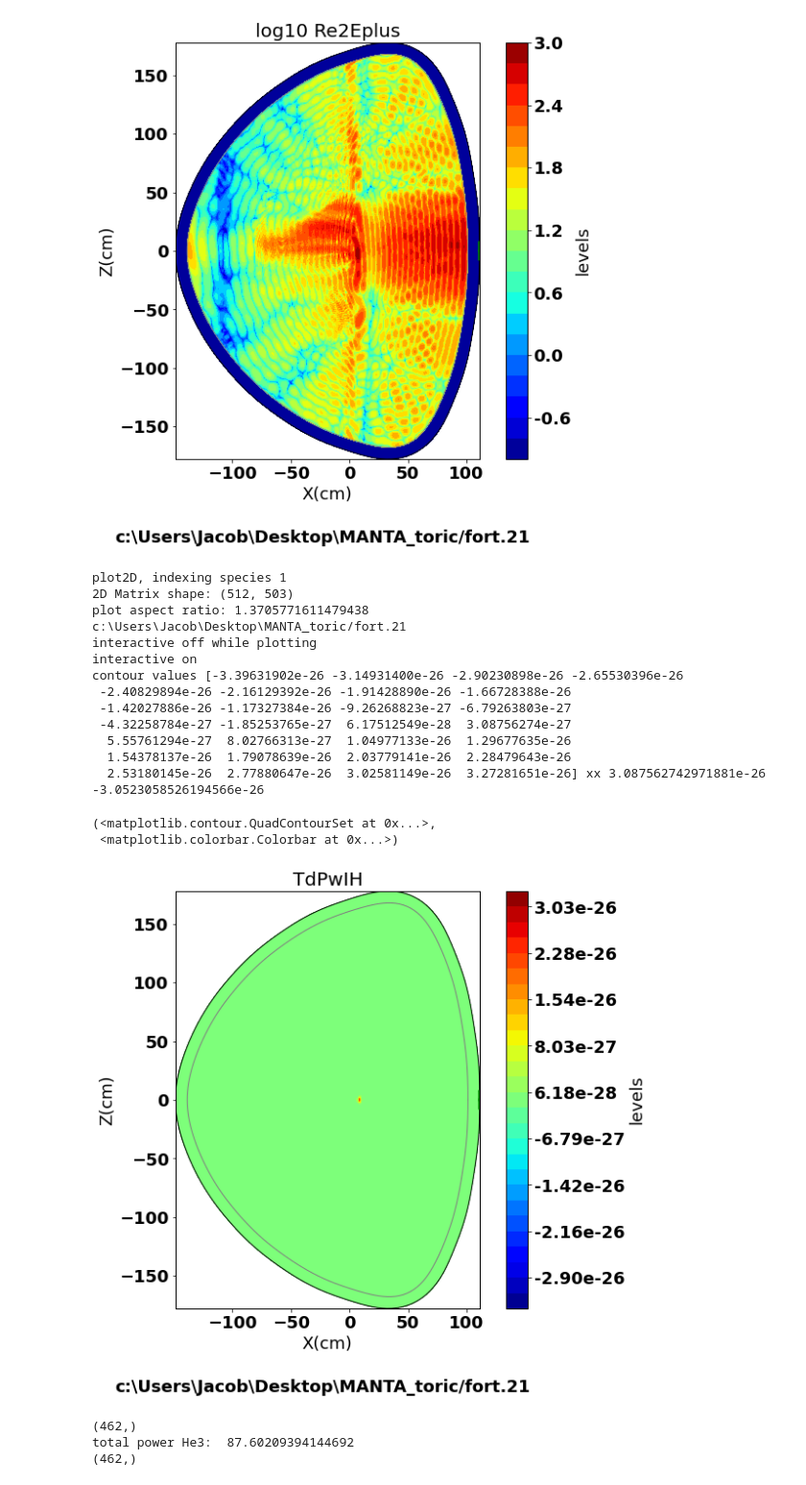
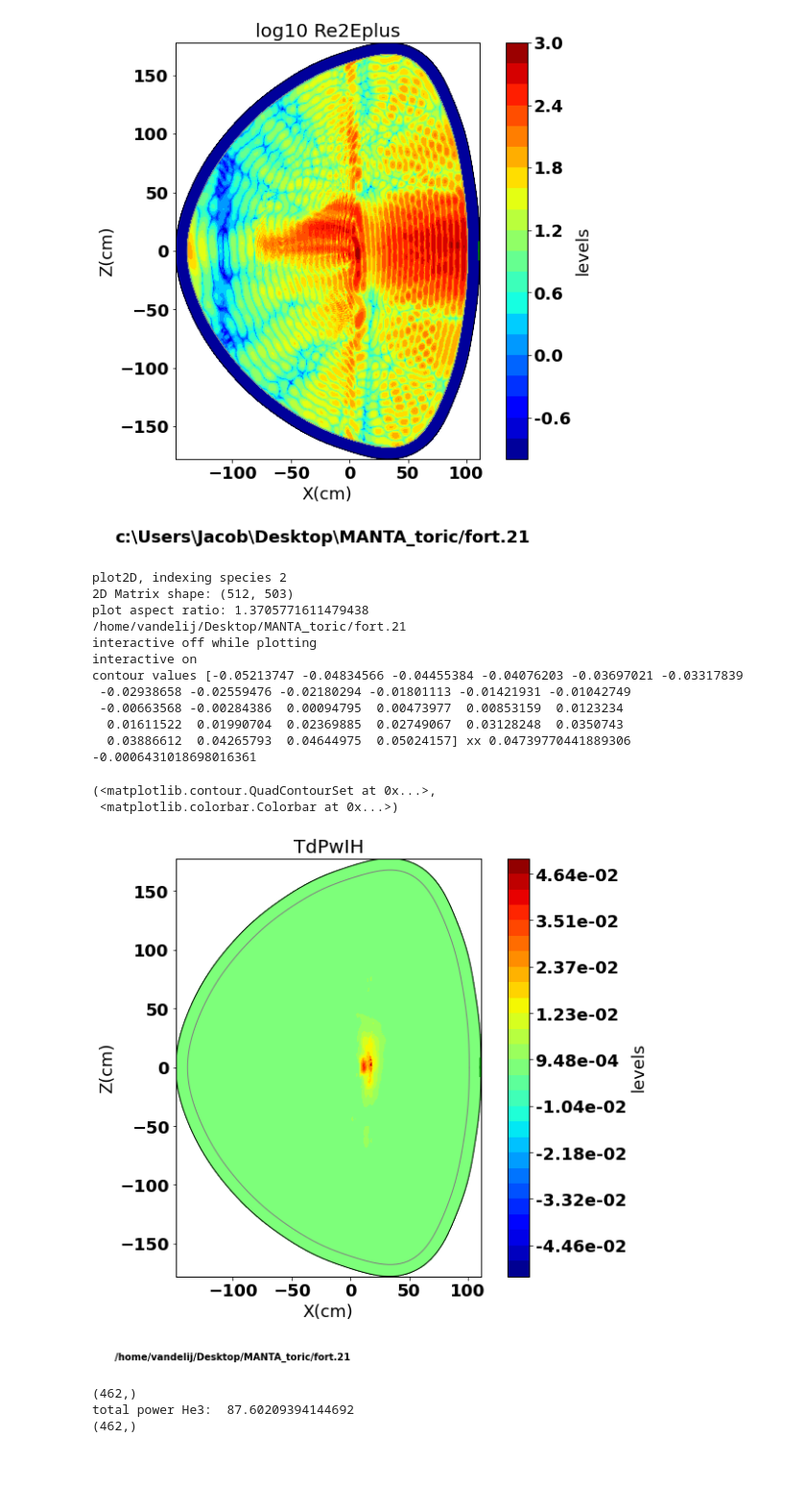
Before and after one commit to vandelij/MANTA_toric, a Jupyter notebook: process_toric_cql.ipynb, the cells around one changed output. Shown at 96% size. Cells and saved outputs as stored; diff of their text form; code cells hidden in the pictures.

```diff
--- a/process_toric_cql.ipynb
+++ b/process_toric_cql.ipynb
@@ -203,24 +299,22 @@ contour values [-1.  -0.8 -0.6 -0.4 -0.2  0.   0.2  0.4  0.6  0.8  1.   1.2  1.4
  <matplotlib.colorbar.Colorbar at 0x...>)
 [figure]
 # %%
-toric.plot_2Dfield('TdPwIH',species=1)
+toric.plot_2Dfield('TdPwIH',species=2)
 # %% [output]
-plot2D, indexing species 1
+plot2D, indexing species 2
 2D Matrix shape: (512, 503)
 plot aspect ratio: 1.3705771611479438
-c:\Users\Jacob\Desktop\MANTA_toric/fort.21
+/home/vandelij/Desktop/MANTA_toric/fort.21
 interactive off while plotting
 interactive on
-contour values [-3.39631902e-26 -3.14931400e-26 -2.90230898e-26 -2.65530396e-26
- -2.40829894e-26 -2.16129392e-26 -1.91428890e-26 -1.66728388e-26
- -1.42027886e-26 -1.17327384e-26 -9.26268823e-27 -6.79263803e-27
- -4.32258784e-27 -1.85253765e-27  6.17512549e-28  3.08756274e-27
-  5.55761294e-27  8.02766313e-27  1.04977133e-26  1.29677635e-26
-  1.54378137e-26  1.79078639e-26  2.03779141e-26  2.28479643e-26
-  2.53180145e-26  2.77880647e-26  3.02581149e-26  3.27281651e-26] xx 3.087562742971881e-26 -3.0523058526194566e-26
+contour values [-0.05213747 -0.04834566 -0.04455384 -0.04076203 -0.03697021 -0.03317839
+ -0.02938658 -0.02559476 -0.02180294 -0.01801113 -0.01421931 -0.01042749
+ -0.00663568 -0.00284386  0.00094795  0.00473977  0.00853159  0.0123234
+  0.01611522  0.01990704  0.02369885  0.02749067  0.03128248  0.0350743
+  0.03886612  0.04265793  0.04644975  0.05024157] xx 0.04739770441889306 -0.0006431018698016361
 (<matplotlib.contour.QuadContourSet at 0x...>,
  <matplotlib.colorbar.Colorbar at 0x...>)
-[figure, old version]
+[figure, new version]
 # %%
 # Plots the electron absorbed power from FW
 # %matplotlib inline
```
Also changed, not shown: parts of 7 cells of this notebook.
